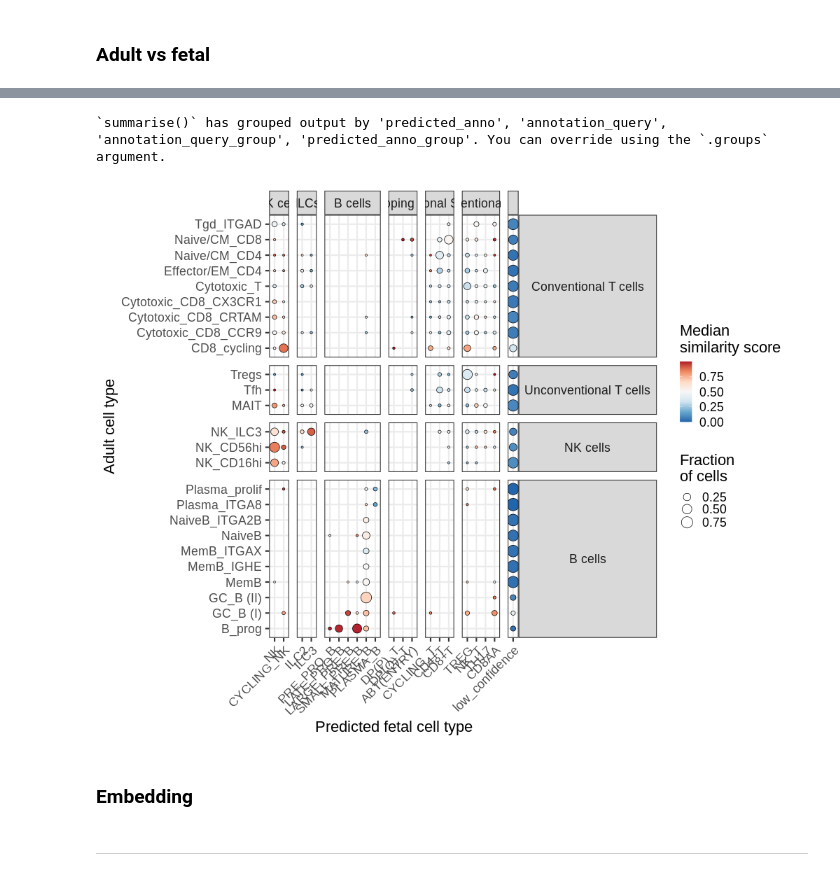
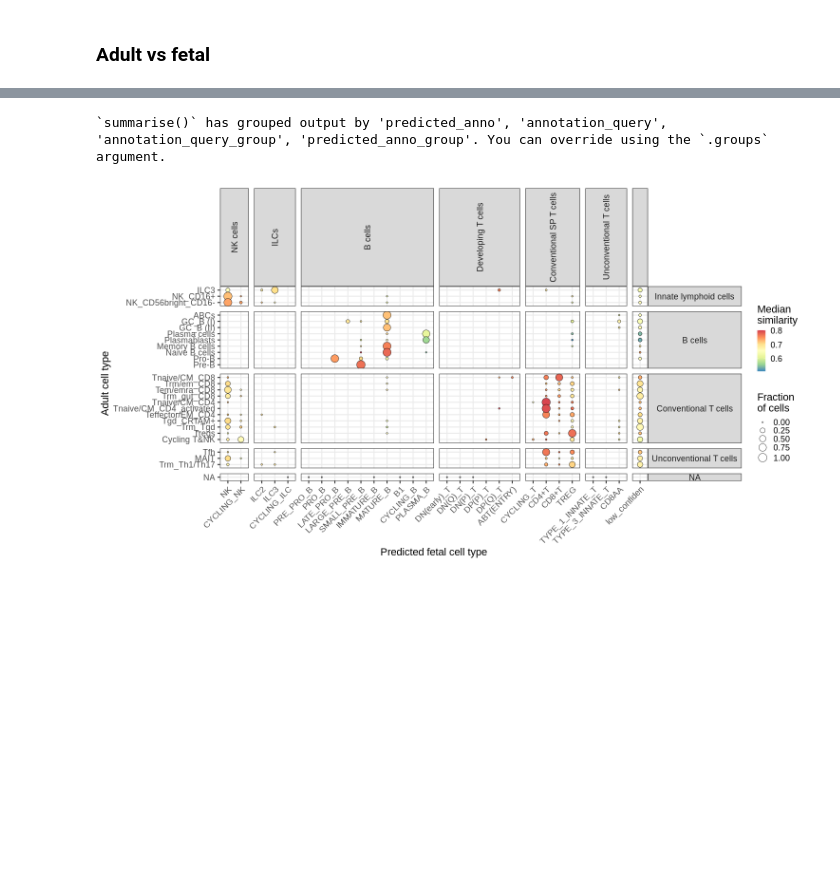
Before and after one commit to Teichlab/Pan_fetal_immune, a Jupyter notebook: src/build_Figure2.ipynb, the cells around one changed output, grey strips where cells are left out. Drawn from its saved outputs; the diff is of its cells as text; code cells hidden in the pictures; blank space fills up the shorter version.

```diff
--- a/src/build_Figure2.ipynb
+++ b/src/build_Figure2.ipynb
@@ -18,7 +18,7 @@ import scvelo as scv
 import milopy.core as milo
 import milopy.plot as milopl
 # %%
-figdir = "/home/jovyan/mount/gdrive/Pan_fetal/writing/ms_figures/draft_panels/assemble_fig2/"
+figdir = "/home/jovyan/mount/gdrive/Pan_fetal/writing/ms_figures/draft_panels/Fig2_myeloid_lymphoid/assemble_fig2/"
 if os.path.exists(figdir):
     sc.settings.figdir = figdir
     scv.settings.figdir = figdir
@@ -159,10 +150,11 @@ anno_group_lymphoid = {
                ],
     'Conventional SP T cells':['CYCLING_T',
                 'CD4+T',
-                'CD8+T'
+                'CD8+T',
+                               'TREG'
     ],
- 'Unconventional T cells': ['TREG', 'NK_T', 'TH17','CD8AA'],
-    "other":['HIGH_MITO','DOUBLET_ERY_B']}
+ 'Unconventional T cells': [ 'TYPE_1_INNATE_T', 'TYPE_3_INNATE_T','CD8AA'],
+    "low quality":['HIGH_MITO','DOUBLET_ERY_B']}
 
 anno_group_lymphoid_rev = {x:g for g,a in anno_group_lymphoid.items() for x in a}
 # %%
@@ -967,0 +1127,2 @@ q_df
+# %%
+anno_group_rev = anno_group_lymphoid_rev.copy()
@@ -968,35 +1174,41 @@ q_df
+# %%
+## Exclude rogue labels
+keep_query_cts = q_df.annotation_query.value_counts().index[q_df.annotation_query.value_counts() > 10]
 # %%
-%%R -i q_df -h 800 -w 1000 -i figdir -i anno_order -i anno_group_order
+%%R -i q_df -h 800 -w 1500 -i figdir -i anno_order -i query_anno_order -i anno_group_order -i keep_query_cts
 q_df %>%
+    filter((annotation_query %in% keep_query_cts) | (is.na(annotation_query))) %>%
     group_by(annotation_query) %>%
     mutate(tot_cells=n()) %>%
     ungroup() %>%
     group_by(predicted_anno, annotation_query, annotation_query_group, predicted_anno_group) %>%
-    summarise(frac_cells=n()/tot_cells, median_sim_score=median(mnn_sim_ratio)) %>%
+    summarise(frac_cells=n()/tot_cells, median_sim_score=median(min_distance2pred)) %>%
     ungroup() %>%
-    filter(annotation_query_group != 'other' & predicted_anno_group != 'other' & predicted_anno_group != 'NA') %>%
-    mutate(annotation_query_group=factor(annotation_query_group, levels=unique(annotation_query_group))) %>%
-    mutate(predicted_anno_group = ifelse(predicted_anno_group=="low_confidence", '', predicted_anno_group)) %>%
+    filter(predicted_anno_group != 'low quality' & predicted_anno_group != 'NA') %>%
+    mutate(annotation_query_group=factor(annotation_query_group, levels=c('Innate lymphoid cells',
+                                                                          "B cells",
+                                                                         'Conventional T cells',
+                                                                         'Unconventional T cells')
+                                                                        )) %>%
+    mutate(predicted_anno_group = ifelse(predicted_anno_group=="low_confiden", '', predicted_anno_group)) %>%
     mutate(predicted_anno_group=factor(predicted_anno_group, levels=c(anno_group_order, ''))) %>%
-    mutate(predicted_anno=factor(predicted_anno, levels=c(anno_order, 'low_confidence'))) %>%
+    mutate(annotation_query=factor(annotation_query, levels=rev(query_anno_order))) %>%
+    mutate(predicted_anno=factor(predicted_anno, levels=c(anno_order, 'low_confiden'))) %>%
     distinct() %>%
-#     filter(predicted_anno_group %in% c("Mono", 'MACs', "DCs","")) %>%
-    ggplot(aes(predicted_anno, annotation_query)) +
+    mutate(frac_cells = ifelse(is.na(annotation_query), 0, frac_cells)) %>%
+   ggplot(aes(predicted_anno, annotation_query)) +
     scale_size(range=c(1,8), name="Fraction\nof cells") +
     geom_point(aes(size=frac_cells, fill=median_sim_score), shape=21) +
-    scale_fill_distiller(palette="RdBu", direction=-1, name='Median\nsimilarity score') +
+    scale_fill_distiller(palette="Spectral", direction=-1, name='Median\nsimilarity',
+                        ) +
+#     scale_fill_viridis_c(option='magma', name='Median\nsimilarity') +
     facet_grid(annotation_query_group~predicted_anno_group, space="free", scales='free') +
     xlab("Predicted fetal cell type") + ylab("Adult cell type") +
     theme_bw(base_size=22) +
-#     guides(fill = guide_colourbar(title.position="top", title.hjust = 0.5, barwidth = 15),
-#           size = guide_legend(title.position="top", title.hjust = 0.5)) +
     theme(axis.text.x=element_text(angle=45, hjust=1),
-          strip.text.y=element_text(angle=0),
-#           legend.position="top"
+          strip.text.y=element_text(angle=0), strip.text.x=element_text(angle=90)
          ) +
-    ggsave(paste0(figdir, "adult_confusion_similarity_dotplot_lym.pdf"), width=20, height=10)
+    ggsave(paste0(figdir, "adult_confusion_similarity_dotplot_lym.pdf"), width=18, height=15)
 # %% [output]
 `summarise()` has grouped output by 'predicted_anno', 'annotation_query', 'annotation_query_group', 'predicted_anno_group'. You can override using the `.groups` argument.
-[figure, old version]
+[figure, new version]
-# %% [markdown]
-### Embedding
@@ -1021,2 +1214,0 @@ scv.pl.umap(adata, color=['anno_number'],
-# %% [markdown]
----
```
Also changed, not shown: parts of 80 cells of this notebook, 9 other files.
